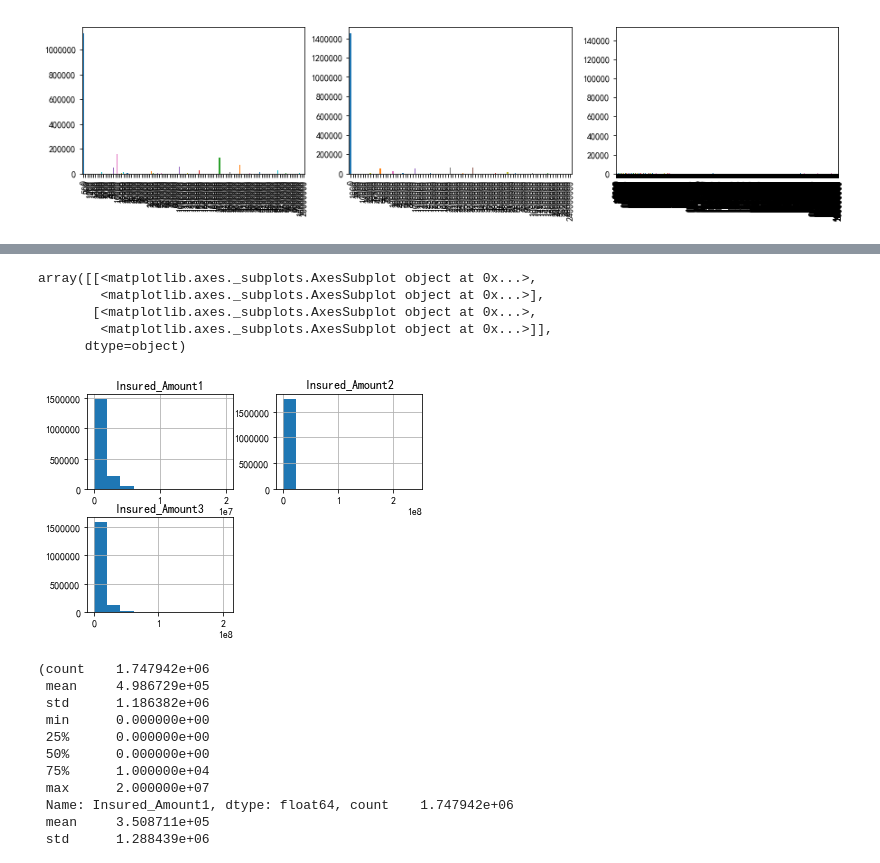
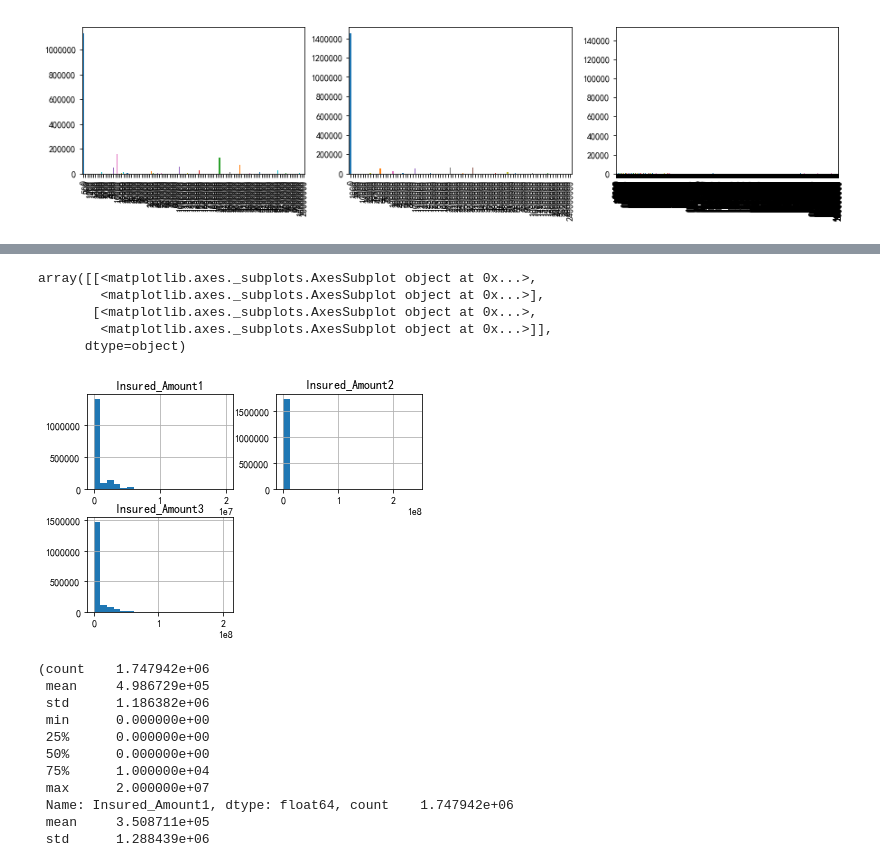
Before and after one commit to taipingeric/tbddd, a Jupyter notebook: EDA.ipynb, the cells around one changed output, grey strips where cells are left out. Drawn from its saved outputs; the diff is of its cells as text; code cells hidden in the pictures.

```diff
--- a/EDA.ipynb
+++ b/EDA.ipynb
@@ -450,12 +474,12 @@ df_policy[['Insured_Amount1', 'Insured_Amount2', 'Insured_Amount3']].sample(20).
 # %%
-df_policy[['Insured_Amount1', 'Insured_Amount2', 'Insured_Amount3']].hist(bins=10)
+df_policy[['Insured_Amount1', 'Insured_Amount2', 'Insured_Amount3']].hist(bins=20)
 # %% [output]
 array([[<matplotlib.axes._subplots.AxesSubplot object at 0x...>,
         <matplotlib.axes._subplots.AxesSubplot object at 0x...>],
        [<matplotlib.axes._subplots.AxesSubplot object at 0x...>,
         <matplotlib.axes._subplots.AxesSubplot object at 0x...>]],
       dtype=object)
-[figure, old version]
+[figure, new version]
 # %%
 df_policy['Insured_Amount1'].describe(), df_policy['Insured_Amount2'].describe(), df_policy['Insured_Amount3'].describe()
 # %% [output]
```
Also changed, not shown: parts of 23 cells of this notebook.
